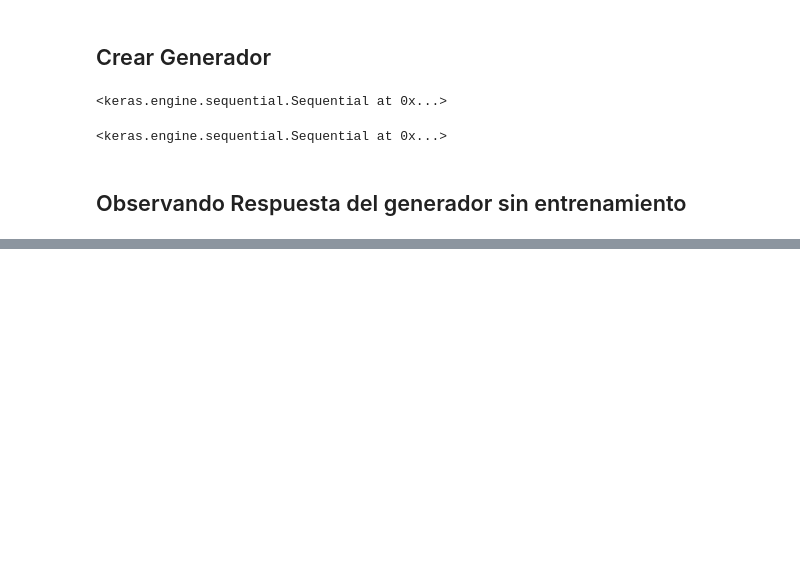
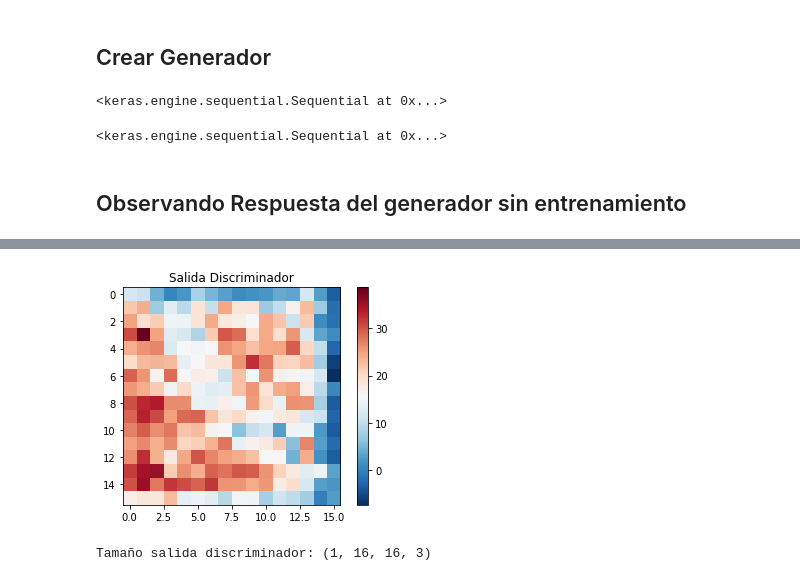
Before and after one commit to AndresInsuasty/tesis-cafes-especiales, a Jupyter notebook: pix2pixNDVI.ipynb, the cells around one changed output, grey strips where cells are left out. Saved outputs shown, nothing was run; the diff lists cells and outputs as text; code cells hidden in the pictures; blank space fills up the shorter version.

```diff
--- a/pix2pixNDVI.ipynb
+++ b/pix2pixNDVI.ipynb
@@ -263,0 +264,34 @@ Clipping input data to the valid range for imshow with RGB data ([0..1] for floa
+# %%
+def Discriminator():
+  ini = Input(shape=[None, None, 3], name = "input_img")
+  gen = Input(shape=[None, None, 3], name = "generator_img")
+  con = concatenate([ini,gen])
+
+  initializer = tf.random_normal_initializer(0,0.02)
+
+  down1 = downsample(64,apply_batchnorm=False)(con)
+  down2 = downsample(128)(down1)
+  down3 = downsample(256)(down2)
+  down4 = downsample(512)(down3)
+
+  last = tf.keras.layers.Conv2D(filters=3,
+                                kernel_size=4,
+                                strides = 1,
+                                kernel_initializer=initializer,
+                                padding="same")(down4)
+
+  return tf.keras.Model(inputs=[ini,gen],outputs=last)
+
+discriminator = Discriminator()
+# %%
+disc_out = discriminator([((inimg+1)*255),gen_output],training=False)
+plt.figure()
+#plt.imshow(disc_out[0,...,-1], vmin=-20,vmax=20, cmap='RdBu_r')
+plt.imshow(disc_out[0,...,-1], cmap='RdBu_r')
+plt.title('Salida Discriminador')
+plt.colorbar()
+plt.show()
+print("Tamaño salida discriminador:",disc_out.shape)
+# %% [output]
+[figure, added]
+Tamaño salida discriminador: (1, 16, 16, 3)
```
Also changed, not shown: parts of 10 cells of this notebook.
